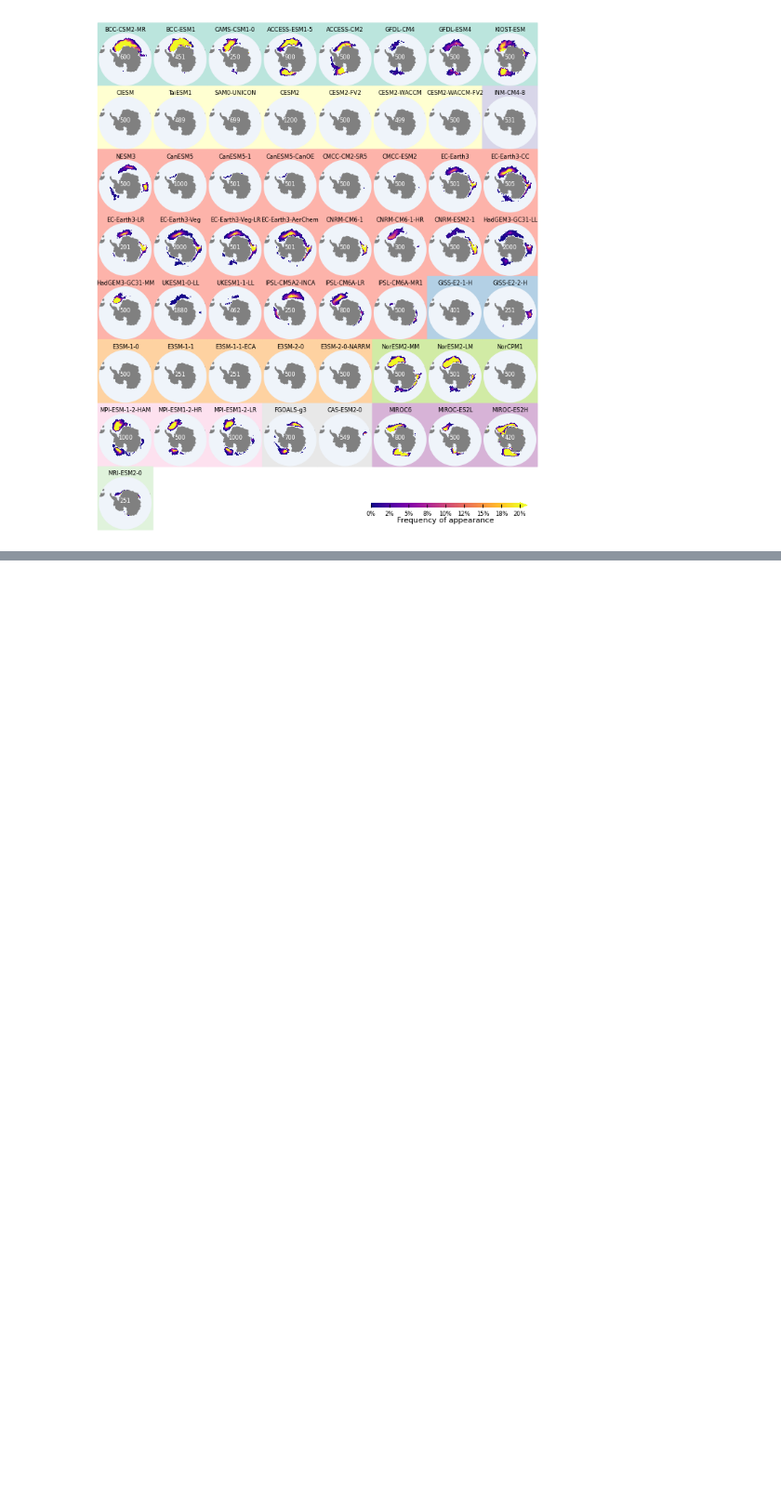
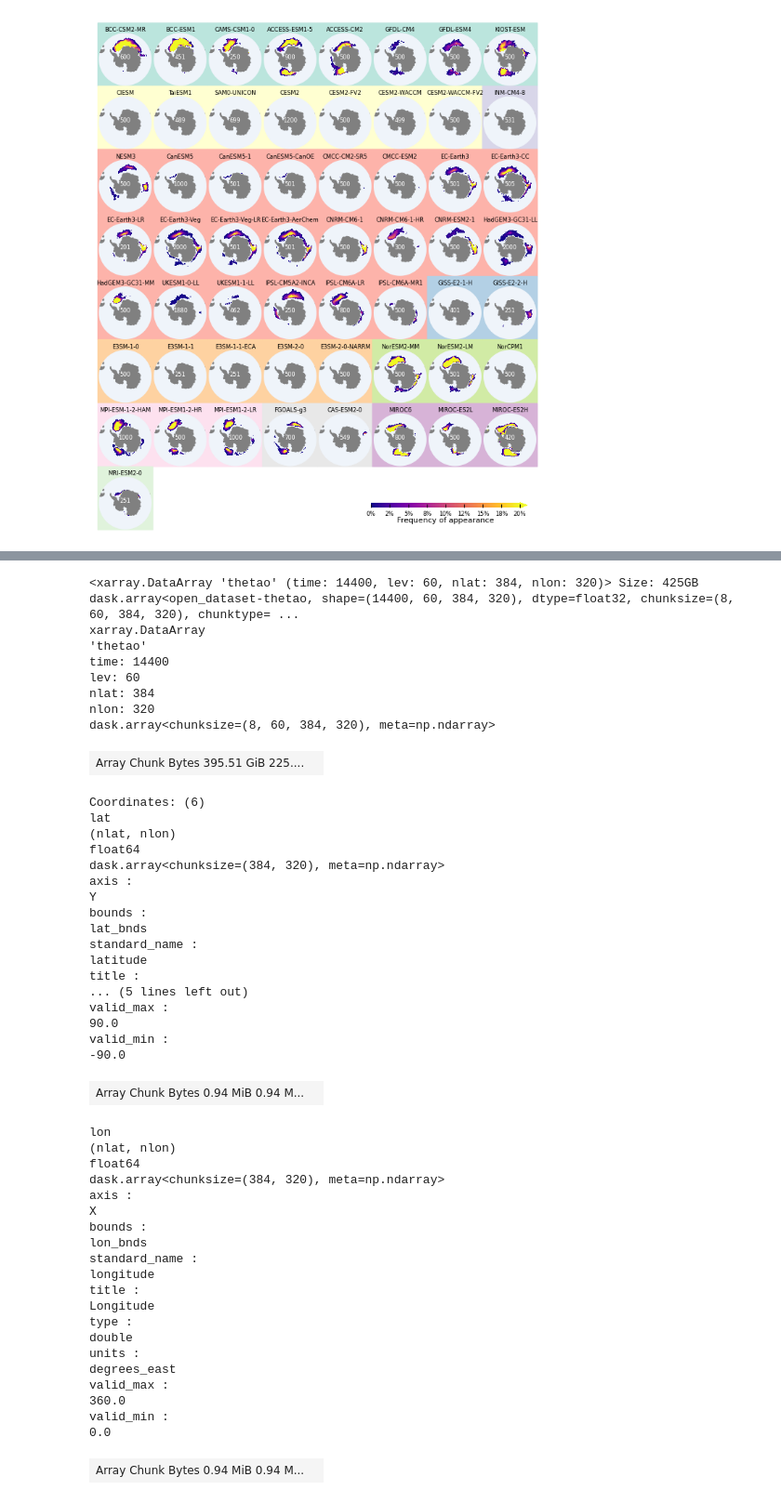
Before and after one commit to shunzi-work/SouthernOceanPolynya, a Jupyter notebook: MLDPlot.ipynb, the cells around one changed output, grey strips where cells are left out. Shown at 93% size. Saved outputs shown, nothing was run; the diff lists cells and outputs as text; code cells hidden in the pictures; blank space fills up the shorter version.

```diff
--- a/MLDPlot.ipynb
+++ b/MLDPlot.ipynb
@@ -360,0 +621,55 @@ cbar2.ax.tick_params(labelsize=6,direction='in')
+# %%
+levname = 'lev'
+dat = check_lev_unit(levname, dsthetao.thetao)
+das = check_lev_unit(levname, dsso.so)
+# %%
+dat
+# %% [output]
+<xarray.DataArray 'thetao' (time: 14400, lev: 60, nlat: 384, nlon: 320)> Size: 425GB dask.array<open_dataset-thetao, shape=(14400, 60, 384, 320), dtype=float32, chunksize=(8, 60, 384, 320), chunktype= ...
+xarray.DataArray
+'thetao'
+time: 14400
+lev: 60
+nlat: 384
+nlon: 320
+dask.array<chunksize=(8, 60, 384, 320), meta=np.ndarray>
+| Array Chunk Bytes 395.51 GiB 225.... |  |
+Coordinates: (6)
+lat
+(nlat, nlon)
+float64
+dask.array<chunksize=(384, 320), meta=np.ndarray>
+axis :
+Y
+bounds :
+lat_bnds
+standard_name :
+latitude
+title :
+... (5 lines left out)
+valid_max :
+90.0
+valid_min :
+-90.0
+| Array Chunk Bytes 0.94 MiB 0.94 M... |  |
+lon
+(nlat, nlon)
+float64
+dask.array<chunksize=(384, 320), meta=np.ndarray>
+axis :
+X
+bounds :
+lon_bnds
+standard_name :
+longitude
+title :
+Longitude
+type :
+double
+units :
+degrees_east
+valid_max :
+360.0
+valid_min :
+0.0
+| Array Chunk Bytes 0.94 MiB 0.94 M... |  |
```
Also changed, not shown: parts of 19 cells of this notebook, 15 other files.
